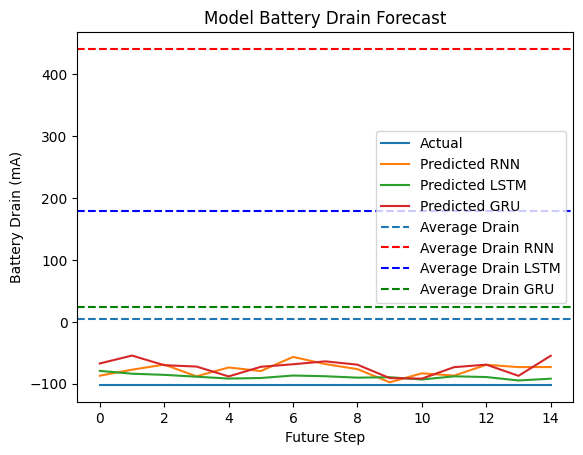
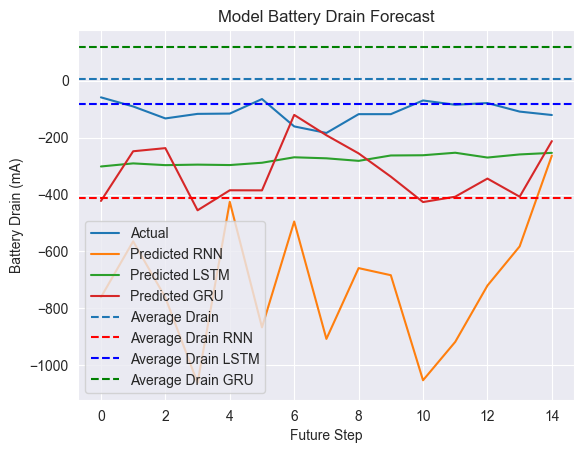
The notebook cell's code change between the first figure and the second:
--- before
+++ after
@@ -5,7 +5,7 @@
 plt.plot(pred_gru_real[idx], label="Predicted GRU")
 plt.axhline(avg_drain, linestyle='--', label="Average Drain")
-plt.axhline(avg_cnn_rnn, linestyle='--', label="Average Drain RNN", color="red")
-plt.axhline(avg_cnn_lstm, linestyle='--', label="Average Drain LSTM", color="blue")
-plt.axhline(avg_cnn_gru, linestyle='--', label="Average Drain GRU", color="green")
+plt.axhline(avg_rnn, linestyle='--', label="Average Drain RNN", color="red")
+plt.axhline(avg_lstm, linestyle='--', label="Average Drain LSTM", color="blue")
+plt.axhline(avg_gru, linestyle='--', label="Average Drain GRU", color="green")
 plt.title("Model Battery Drain Forecast")
 plt.xlabel("Future Step")

Commit: added dbscan pca